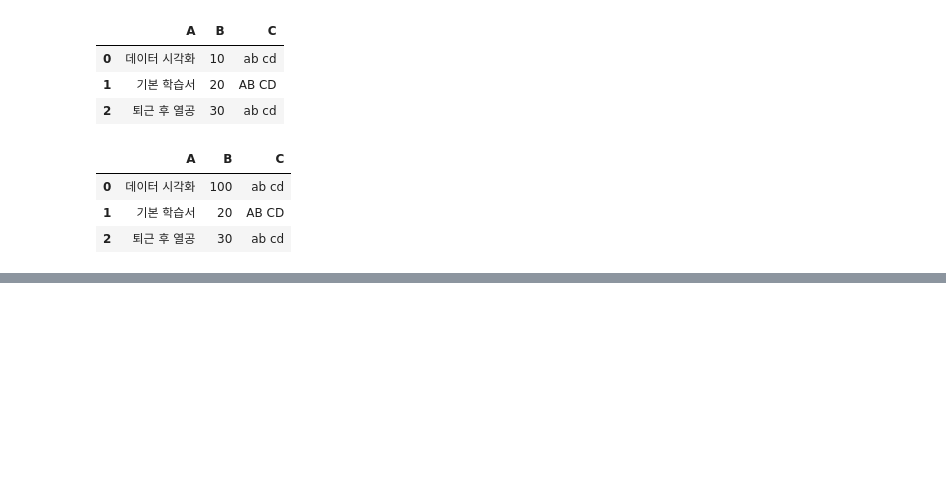
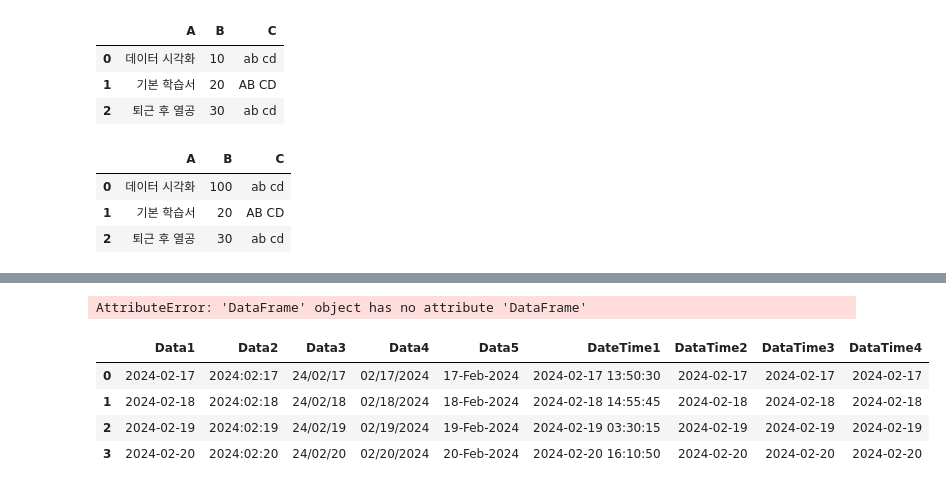
Before and after one commit to gumurytv/bigdataCert, a Jupyter notebook: 빅분기_실기_PART1_연습.ipynb, the cells around one changed output, grey strips where cells are left out. Cells and saved outputs as stored; diff of their text form; code cells hidden in the pictures; blank space fills up the shorter version.

```diff
--- a/빅분기_실기_PART1_연습.ipynb
+++ b/빅분기_실기_PART1_연습.ipynb
@@ -1472,0 +1502,11 @@ df.loc[max_ind]['메뉴']
+# %%
+import pandas as pd
+data={'Data1':['2024-02-17','2024-02-18','2024-02-19','2024-02-20'],
+      'Data2':['2024:02:17','2024:02:18','2024:02:19','2024:02:20'],
+      'Data3':['24/02/17','24/02/18','24/02/19','24/02/20'],
+      'Data4':['02/17/2024','02/18/2024','02/19/2024','02/20/2024'],
+      'Data5':['17-Feb-2024','18-Feb-2024','19-Feb-2024','20-Feb-2024'],
+      'DateTime1':['2024-02-17 13:50:30','2024-02-18 14:55:45','2024-02-19 03:30:15','2024-02-20 16:10:50'],
+      'DataTime2':['2024-02-17','2024-02-18','2024-02-19','2024-02-20'],
+      'DataTime3':['2024-02-17','2024-02-18','2024-02-19','2024-02-20'],
+      'DataTime4':['2024-02-17','2024-02-18','2024-02-19','2024-02-20']}
@@ -1472,0 +1528,14 @@ df.loc[max_ind]['메뉴']
+# %%
+df.DataFrame(data)
+# %% [output]
+AttributeError: 'DataFrame' object has no attribute 'DataFrame'
+# %%
+df=pd.DataFrame(data)
+# %%
+df
+# %% [output]
+|  | Data1 | Data2 | Data3 | Data4 | Data5 | DateTime1 | DataTime2 | DataTime3 | DataTime4 |
+| 0 | 2024-02-17 | 2024:02:17 | 24/02/17 | 02/17/2024 | 17-Feb-2024 | 2024-02-17 13:50:30 | 2024-02-17 | 2024-02-17 | 2024-02-17 |
+| 1 | 2024-02-18 | 2024:02:18 | 24/02/18 | 02/18/2024 | 18-Feb-2024 | 2024-02-18 14:55:45 | 2024-02-18 | 2024-02-18 | 2024-02-18 |
+| 2 | 2024-02-19 | 2024:02:19 | 24/02/19 | 02/19/2024 | 19-Feb-2024 | 2024-02-19 03:30:15 | 2024-02-19 | 2024-02-19 | 2024-02-19 |
+| 3 | 2024-02-20 | 2024:02:20 | 24/02/20 | 02/20/2024 | 20-Feb-2024 | 2024-02-20 16:10:50 | 2024-02-20 | 2024-02-20 | 2024-02-20 |
```
Also changed, not shown: parts of 91 cells of this notebook.
